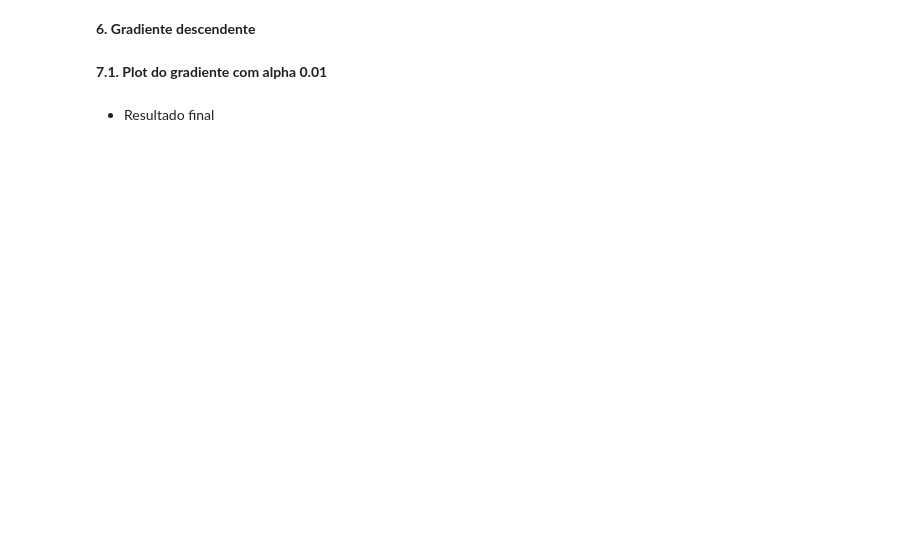
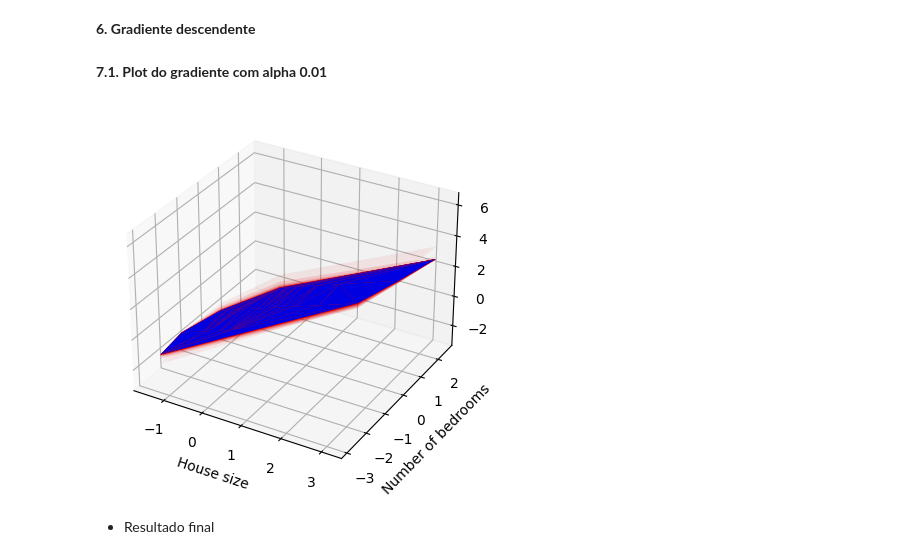
Before and after one commit to vmleroy/ic-cefet, a Jupyter notebook: 2-Regressao-Linear/exercicio2.ipynb, the cells around one changed output. Drawn from its saved outputs; the diff is of its cells as text; code cells hidden in the pictures; blank space fills up the shorter version.

```diff
--- a/2-Regressao-Linear/exercicio2.ipynb
+++ b/2-Regressao-Linear/exercicio2.ipynb
@@ -100,13 +110,17 @@ m = len(house_sizes)
 n = len(number_of_bedrooms)
 
 h_per_epoch_2 = []
+loss_error_per_epoch_2 = []
 
 for epoch in range(epochs):
-    h = theta_0 + theta_1 * house_prices + theta_2 * number_of_bedrooms
-    theta_0 = theta_0 - alpha * (1 / m) * np.sum(h - house_prices)
-    theta_1 = theta_1 - alpha * (1 / m) * np.sum((h - house_prices) * house_sizes)
-    theta_2 = theta_2 - alpha * (1 / m) * np.sum((h - house_prices) * number_of_bedrooms)
+    h = theta_0 + theta_1 * norm_house_sizes + theta_2 * norm_number_of_bedrooms
+    theta_0 = theta_0 - alpha * (1 / m) * np.sum(h - norm_house_prices)
+    theta_1 = theta_1 - alpha * (1 / m) * np.sum((h - norm_house_prices) * norm_house_sizes)
+    theta_2 = theta_2 - alpha * (1 / m) * np.sum((h - norm_house_prices) * norm_number_of_bedrooms)
     h_per_epoch_2.append(h)
+    loss_error_per_epoch_2.append((1 / (2 * m)) * np.sum(np.square(h - norm_house_prices)))
+
+h_per_epoch_2.append(theta_0 + theta_1 * norm_house_sizes + theta_2 * norm_number_of_bedrooms)
 # %%
 theta_0, theta_1, theta_2 = 1, 1, 1
 alpha = 0.1
@@ -115,14 +129,30 @@ m = len(house_sizes)
 n = len(number_of_bedrooms)
 
 h_per_epoch_3 = []
+loss_error_per_epoch_3 = []
 
 for epoch in range(epochs):
-    h = theta_0 + theta_1 * house_prices + theta_2 * number_of_bedrooms
-    theta_0 = theta_0 - alpha * (1 / m) * np.sum(h - house_prices)
-    theta_1 = theta_1 - alpha * (1 / m) * np.sum((h - house_prices) * house_sizes)
-    theta_2 = theta_2 - alpha * (1 / m) * np.sum((h - house_prices) * number_of_bedrooms)
+    h = theta_0 + theta_1 * norm_house_sizes + theta_2 * norm_number_of_bedrooms
+    theta_0 = theta_0 - alpha * (1 / m) * np.sum(h - norm_house_prices)
+    theta_1 = theta_1 - alpha * (1 / m) * np.sum((h - norm_house_prices) * norm_house_sizes)
+    theta_2 = theta_2 - alpha * (1 / m) * np.sum((h - norm_house_prices) * norm_number_of_bedrooms)
     h_per_epoch_3.append(h)
+    err = 0
+    loss_error_per_epoch_3.append((1 / (2 * m)) * np.sum(np.square(h - norm_house_prices)))
+
+h_per_epoch_3.append(theta_0 + theta_1 * norm_house_sizes + theta_2 * norm_number_of_bedrooms)
 # %% [markdown]
 **7.1. Plot do gradiente com alpha 0.01**
+# %%
+ax = plt.axes(projection='3d')
+for index, h in enumerate(h_per_epoch_1):
+    if index % 100 == 0 and index != (len(h_per_epoch_1) - 1):
+        ax.plot_trisurf(norm_house_sizes, norm_number_of_bedrooms, h, linewidth=0, alpha=index/len(h_per_epoch_1), color='r')
+ax.plot_trisurf(norm_house_sizes, norm_number_of_bedrooms, h_per_epoch_1[-1], linewidth=0, alpha=1, color='b', antialiased=True)
+plt.xlabel('House size')
+plt.ylabel('Number of bedrooms')
+plt.show()
+# %% [output]
+[figure, added]
 # %% [markdown]
 * Resultado final
```
Also changed, not shown: parts of 15 cells of this notebook, 1 other file.
